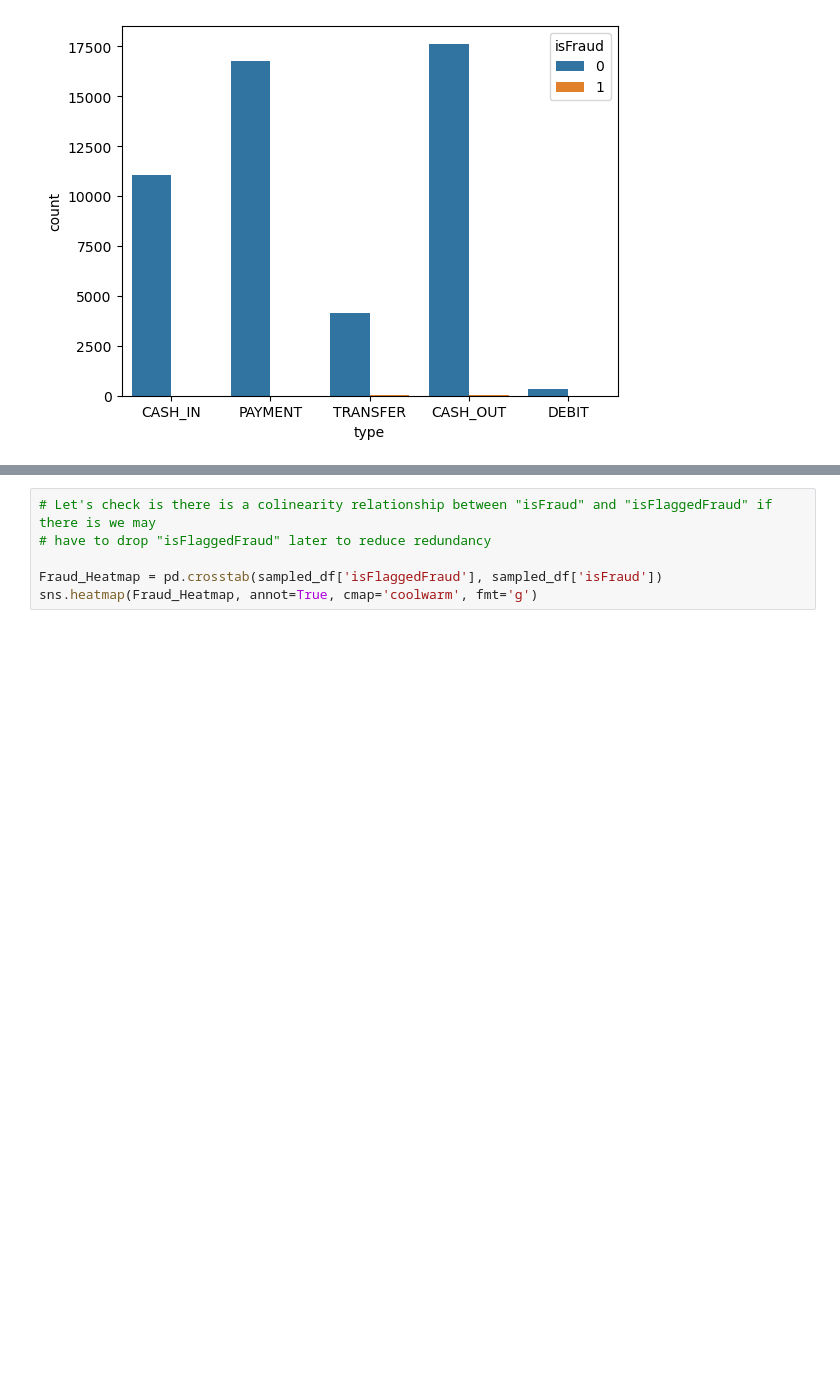
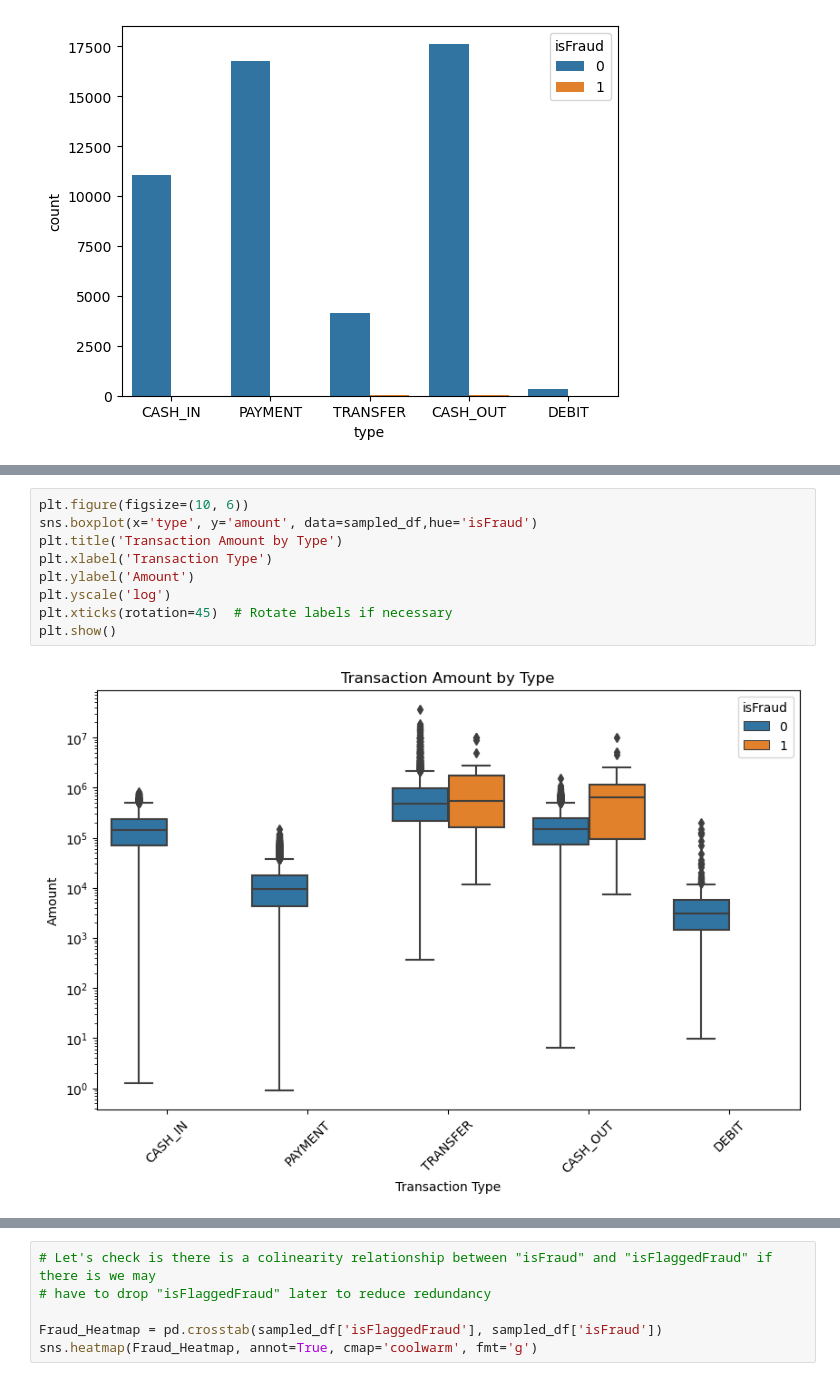
Before and after one commit to JacobTheCoder87/financial-fraud-detection-lab, a Jupyter notebook: code/01 EDA.ipynb, the cells around one changed output, grey strips where cells are left out. Saved outputs shown, nothing was run; the diff lists cells and outputs as text; blank space fills up the shorter version.

```diff
--- a/code/01 EDA.ipynb
+++ b/code/01 EDA.ipynb
@@ -165,0 +203,11 @@ sns.countplot(x="type", data=sampled_df, hue="isFraud")
+# %%
+plt.figure(figsize=(10, 6))
+sns.boxplot(x='type', y='amount', data=sampled_df,hue='isFraud')
+plt.title('Transaction Amount by Type')
+plt.xlabel('Transaction Type')
+plt.ylabel('Amount')
+plt.yscale('log')
+plt.xticks(rotation=45)  # Rotate labels if necessary
+plt.show()
+# %% [output]
+[figure, added]
```
Also changed, not shown: parts of 10 cells of this notebook, 10 other files.
